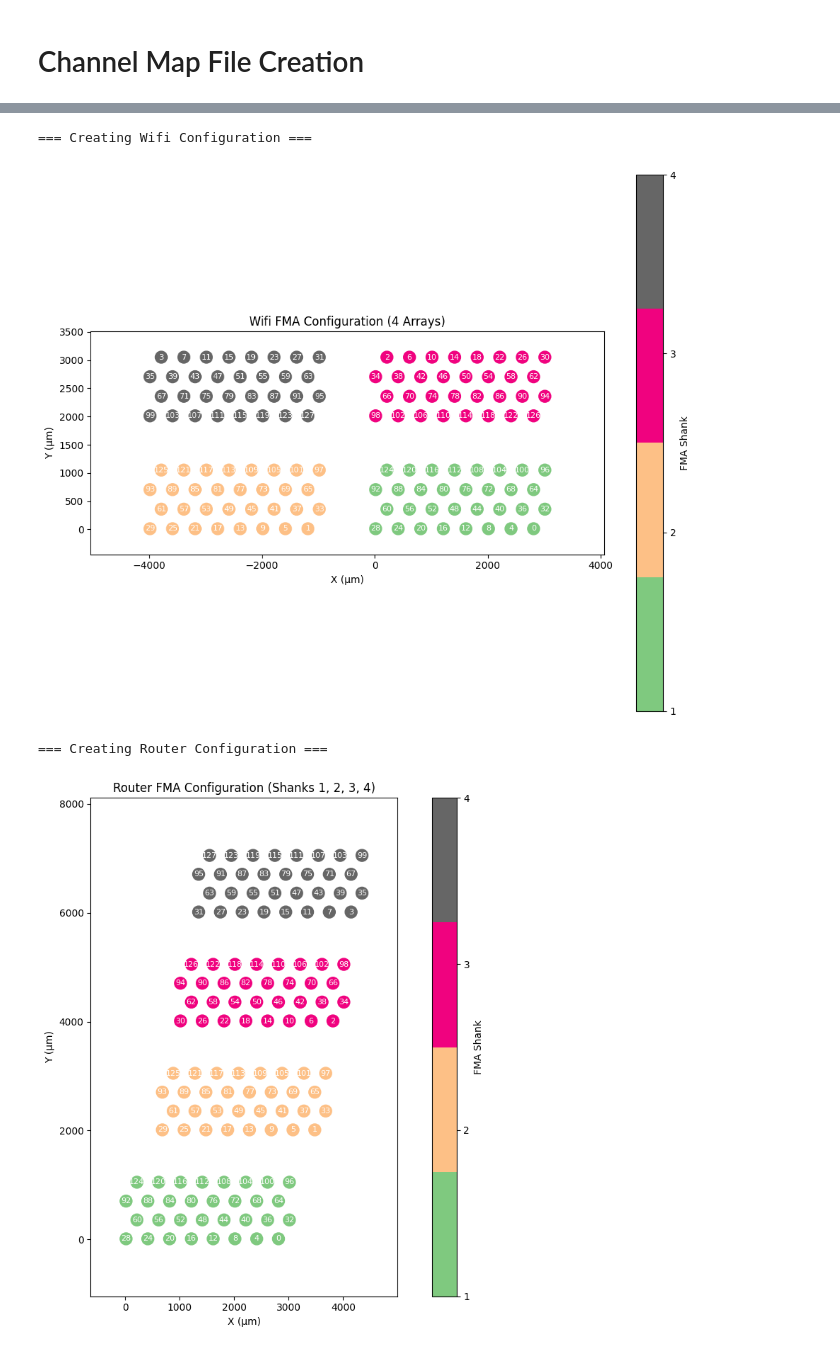
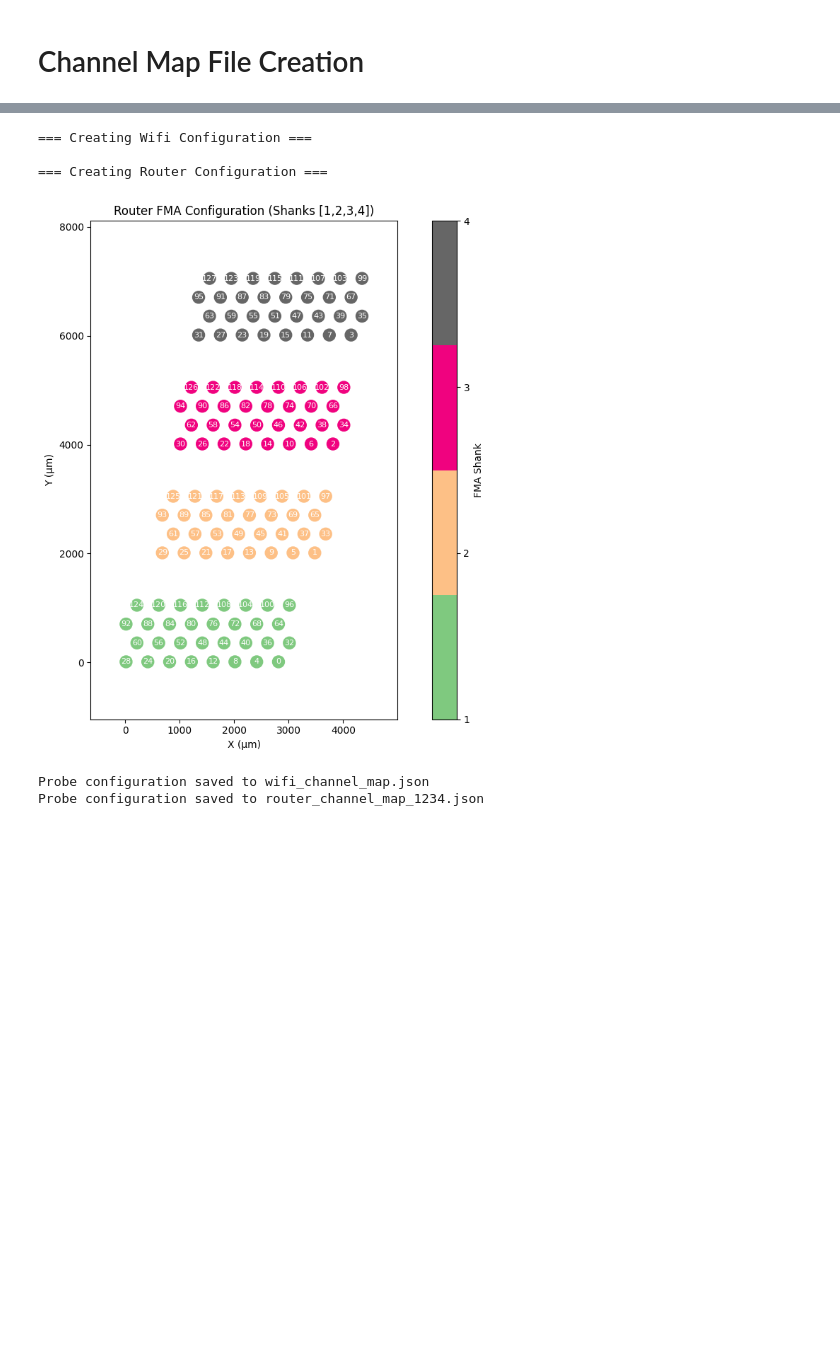
Before and after one commit to mdima98/spikesorting-boninilab, a Jupyter notebook: preprocessing/Channel-Maps-Generation/channel-map-generator-kilosort.ipynb, the cells around one changed output, grey strips where cells are left out. Drawn from its saved outputs; the diff is of its cells as text; code cells hidden in the pictures; blank space fills up the shorter version.

Commit message:
Updadet with new chan maps for Wifi and Router

```diff
--- a/preprocessing/Channel-Maps-Generation/channel-map-generator-kilosort.ipynb
+++ b/preprocessing/Channel-Maps-Generation/channel-map-generator-kilosort.ipynb
@@ -720,8 +306,8 @@ def create_router_configuration(active_shanks, config_name="router_config"):
         2: {},  # No transformation
         3: {},  # No transformation
         4: {},  # No transformation
-        5: {'rotation_angle': np.pi/2},  # 90° rotation
-        6: {'rotation_angle': np.pi/2, 'additional_rotation': np.radians(-20)}  # 90° + additional slant
+        5: {'rotation_angle': np.pi/2, 'flip_x': True, 'flip_y': True},  # 90° rotation and flip
+        6: {'rotation_angle': np.pi/2, 'additional_rotation': np.radians(-20), 'flip_x': True, 'flip_y': True}  # 90° + additional slant and flip
     }
 
     # Extract positions for active shanks
@@ -917,27 +523,29 @@ def save_probe_configuration(probe, filename):
 # %%
 # --- Example Usage of Unified FMA System ---
 
 # Create Wifi configuration
 print("=== Creating Wifi Configuration ===")
 wifi_config, wifi_positions, wifi_transforms = create_wifi_configuration("wifi_standard")
-plot_probe_configuration(wifi_config, "Wifi FMA Configuration (4 Arrays)")
+# plot_probe_configuration(wifi_config, "Wifi FMA Configuration (4 Arrays)")
 # visualize_fma_layout(wifi_positions, [1, 2, 3, 4], wifi_transforms,
 #                     "Wifi FMA Layout (All 4 Arrays Active)")
 
 
 print("\n=== Creating Router Configuration ===")
-# Create Router configuration with shanks 2, 3, 4, 5
-router_active_shanks = [1, 2, 3, 4]
+# Create Router configuration
+router_active_shanks = [1,2,3,4]
 router_config, router_positions, router_transforms = create_router_configuration(router_active_shanks, "router_2345")
-plot_probe_configuration(router_config, f"Router FMA Configuration (Shanks {', '.join(map(str, router_active_shanks))})")
-visualize_fma_layout(router_positions, router_active_shanks, router_transforms,
-                    "Router FMA Layout (6 Possible Positions, 4 Active)")
+plot_probe_configuration(router_config, f"Router FMA Configuration (Shanks [{','.join(map(str, router_active_shanks))}])")
+# visualize_fma_layout(router_positions, router_active_shanks, router_transforms,
+#                     "Router FMA Layout (6 Possible Positions, 4 Active*)")
 
 # Save configurations
-# save_probe_configuration(wifi_config, 'wifi_fma_config.json')
-# save_probe_configuration(router_config, 'router_2345_fma_config.json')
+save_probe_configuration(wifi_config, 'wifi_channel_map.json')
+save_probe_configuration(router_config, f'router_channel_map_{"".join(map(str, router_active_shanks))}.json')
 # %% [output]
 === Creating Wifi Configuration ===
+
+=== Creating Router Configuration ===
-[figure, old version]
+[figure, new version]
-=== Creating Router Configuration ===
+Probe configuration saved to wifi_channel_map.json
+Probe configuration saved to router_channel_map_1234.json
-[figure, removed]
```
Also changed, not shown: parts of 11 cells of this notebook, 4 other files.
